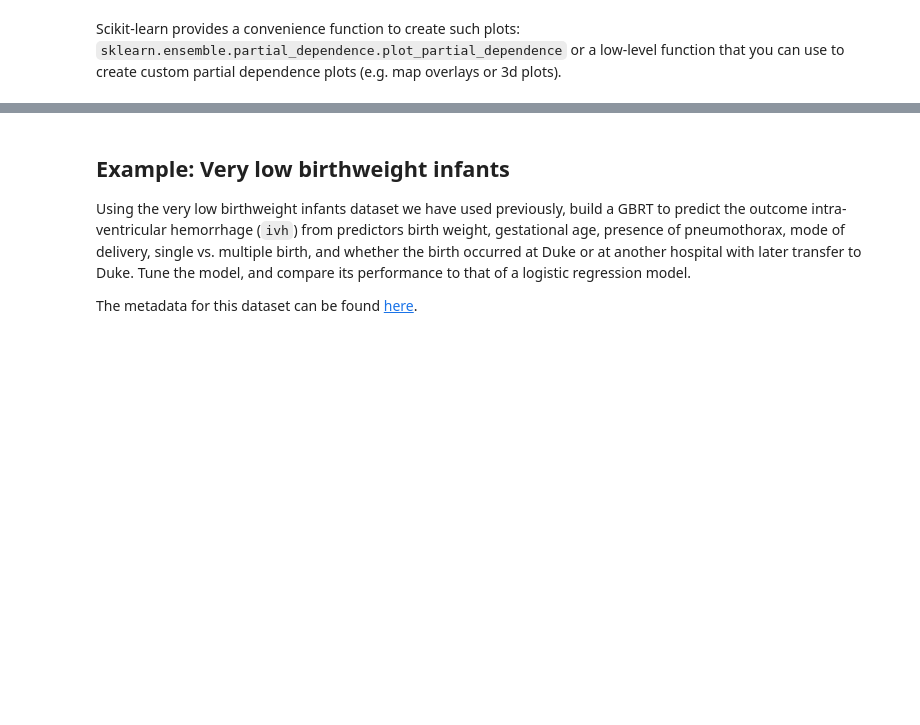
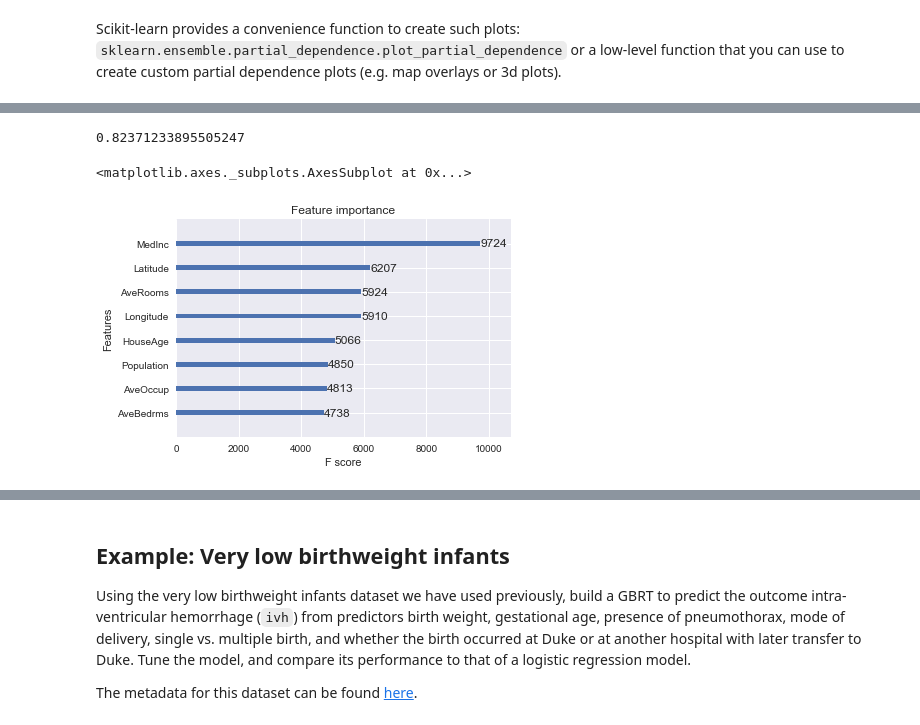
Before and after one commit to fonnesbeck/Bios8366, a Jupyter notebook: notebooks/rendered_Section6_6-Boosting.ipynb, the cells around one changed output, grey strips where cells are left out. Saved outputs shown, nothing was run; the diff lists cells and outputs as text; code cells hidden in the pictures; blank space fills up the shorter version.

Commit message:
Added xgboost to boosting lecture

```diff
--- a/notebooks/rendered_Section6_6-Boosting.ipynb
+++ b/notebooks/rendered_Section6_6-Boosting.ipynb
@@ -698,0 +761,5 @@ Scikit-learn provides a convenience function to create such plots: ``sklearn.ens
+# %%
+import xgboost as xgb
+
+dtrain = xgb.DMatrix(X_train, label=y_train)
+dtest = xgb.DMatrix(X_test, label=y_test)
@@ -698,0 +782,6 @@ Scikit-learn provides a convenience function to create such plots: ``sklearn.ens
+# %%
+xgb_params = {
+    'max_depth': 10,
+    'eta': 0.1,
+    'objective': 'reg:linear',
+    'eval_metric': 'rmse'}
@@ -698,0 +790,3 @@ Scikit-learn provides a convenience function to create such plots: ``sklearn.ens
+# %%
+boosted_regmod = xgb.train(xgb_params, dtrain, num_boost_round=30)
+boosted_regmod
@@ -698,0 +799,3 @@ Scikit-learn provides a convenience function to create such plots: ``sklearn.ens
+# %%
+boosted_regmod = xgb.train(xgb_params, dtrain, num_boost_round=1000,
+                           evals=[(dtest, "Test")], early_stopping_rounds=3)
@@ -698,0 +824,11 @@ Scikit-learn provides a convenience function to create such plots: ``sklearn.ens
+# %%
+from sklearn.metrics import explained_variance_score
+
+explained_variance_score(house_preds, y_test)
+# %% [output]
+0.82371233895505247
+# %%
+xgb.plot_importance(boosted_regmod)
+# %% [output]
+<matplotlib.axes._subplots.AxesSubplot at 0x...>
+[figure, added]
```
Also changed, not shown: parts of 29 cells of this notebook, 1 other file.
